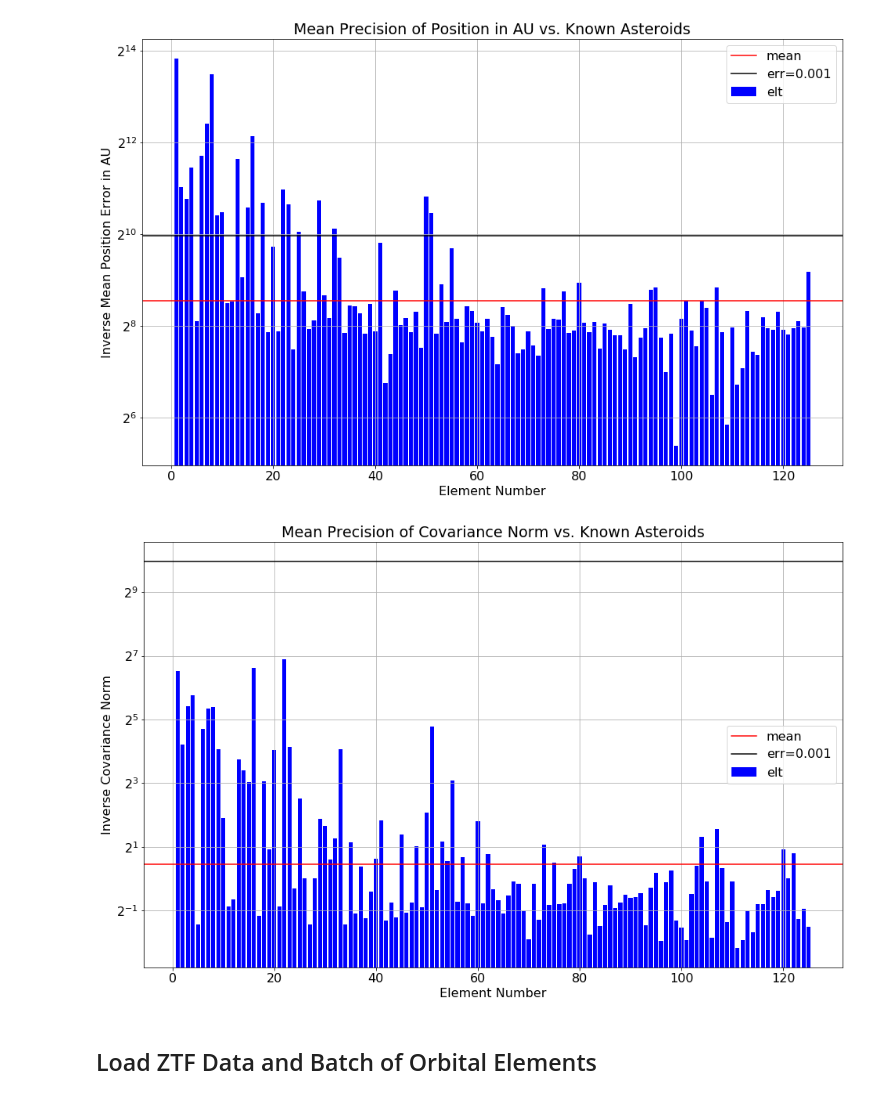
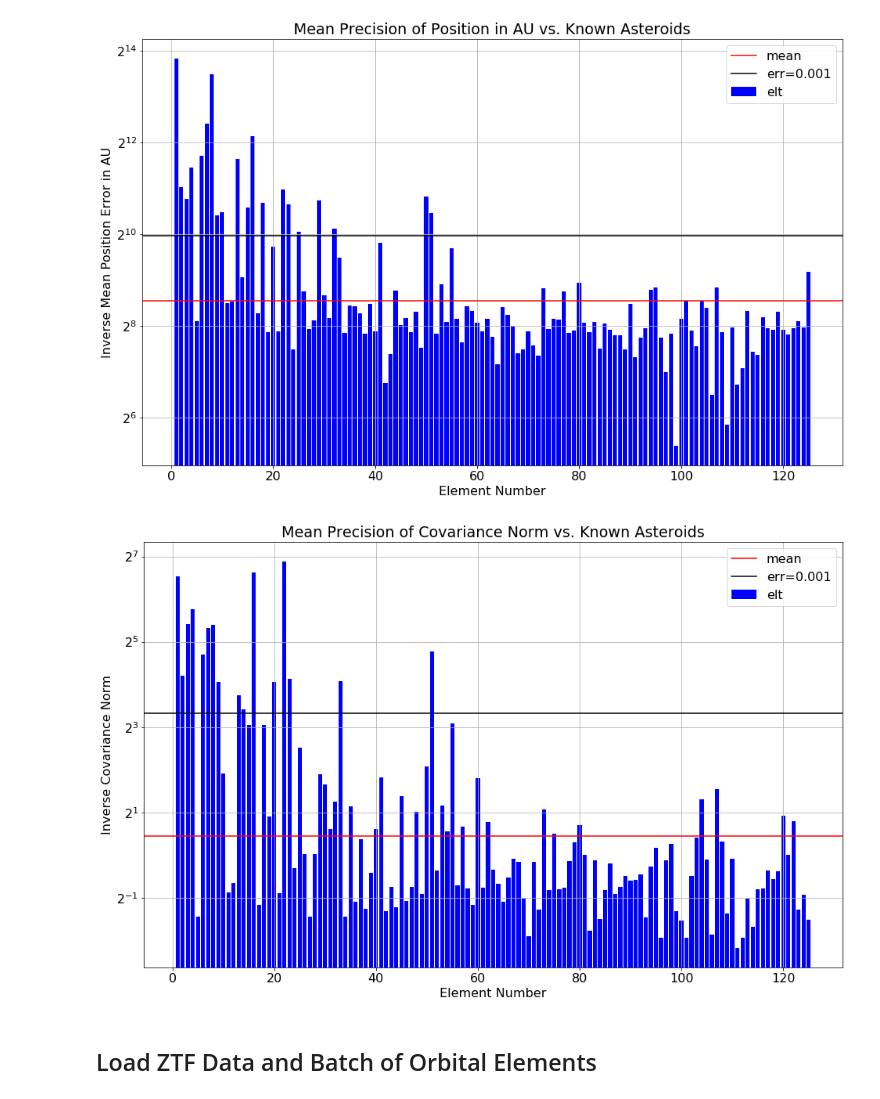
Before and after one commit to memanuel/kepler-sieve, a Jupyter notebook: jupyter/19_search_known.ipynb, the cells around one changed output. Cells and saved outputs as stored; diff of their text form; code cells hidden in the pictures.

```diff
--- a/jupyter/19_search_known.ipynb
+++ b/jupyter/19_search_known.ipynb
@@ -167,9 +159,9 @@ ztf_hits[cols].loc[best_element_id]
 # %% [markdown]
 ## Visualize Results
 # %%
-plot_x = np.arange(num_elts)+1
-height = np.round(good_elts.hits)
-mean_height = np.mean(height)
-ref_height = 20
+elt_ids = np.arange(num_elts)+1
+hits = np.round(good_elts.hits)
+mean_hits = np.mean(hits)
+ref_hits = 20
 # %%
 # Plot number of hits
@@ -231,7 +225,7 @@ fig.savefig('../figs/search_known/random/resolution.png', bbox_inches='tight')
 # %% [markdown]
 ## Nearest Asteroid
 # %%
-# near_ast_elt = nearest_ast_elt_cart(elts=good_elts)
+near_ast_elt = nearest_ast_elt_cart(elts=good_elts)
 # %%
 q_norm = elt_q_norm(elts=good_elts, ast_num=near_ast_elt.nearest_ast_num)
 # %%
@@ -283,24 +276,23 @@ fig.savefig('../figs/search_known/random/near_ast_dist.png', bbox_inches='tight'
 # %%
 # Plot of cov error
-plot_x = np.arange(num_elts)+1
-height = 1.0 / near_ast_elt.q_norm
-mean_height = np.exp(np.mean(np.log(height)))
-ref_height = 1.0 / 0.001
+height_cov = 1.0 / near_ast_elt.q_norm
+mean_height_cov = np.exp(np.mean(np.log(height_cov)))
+ref_height_cov = 1.0 / 0.10
 # %%
-# Plot position error in AU
-fig, ax = plt.subplots()
+# Plot covariance error
+fig_cov, ax = plt.subplots()
 ax.set_title('Mean Precision of Covariance Norm vs. Known Asteroids')
 ax.set_xlabel('Element Number')
 ax.set_ylabel('Inverse Covariance Norm')
-ax.bar(x=plot_x, height=height, label='elt', color='blue')
-ax.axhline(y=mean_height, label='mean', color='red')
-ax.axhline(y=ref_height, label=f'err=0.001', color='black')
+ax.bar(x=elt_ids, height=height_cov, label='elt', color='blue')
+ax.axhline(y=mean_height_cov, label='mean', color='red')
+ax.axhline(y=ref_height_cov, label=f'err=0.001', color='black')
 ax.set_yscale('log', basey=2)
 ax.grid()
 ax.legend()
 plt.show()
 # %% [output]
-[figure, old version]
+[figure, new version]
 # %% [markdown]
 ## Load ZTF Data and Batch of Orbital Elements
 # %%
```
Also changed, not shown: parts of 17 cells of this notebook, 3 other files.
